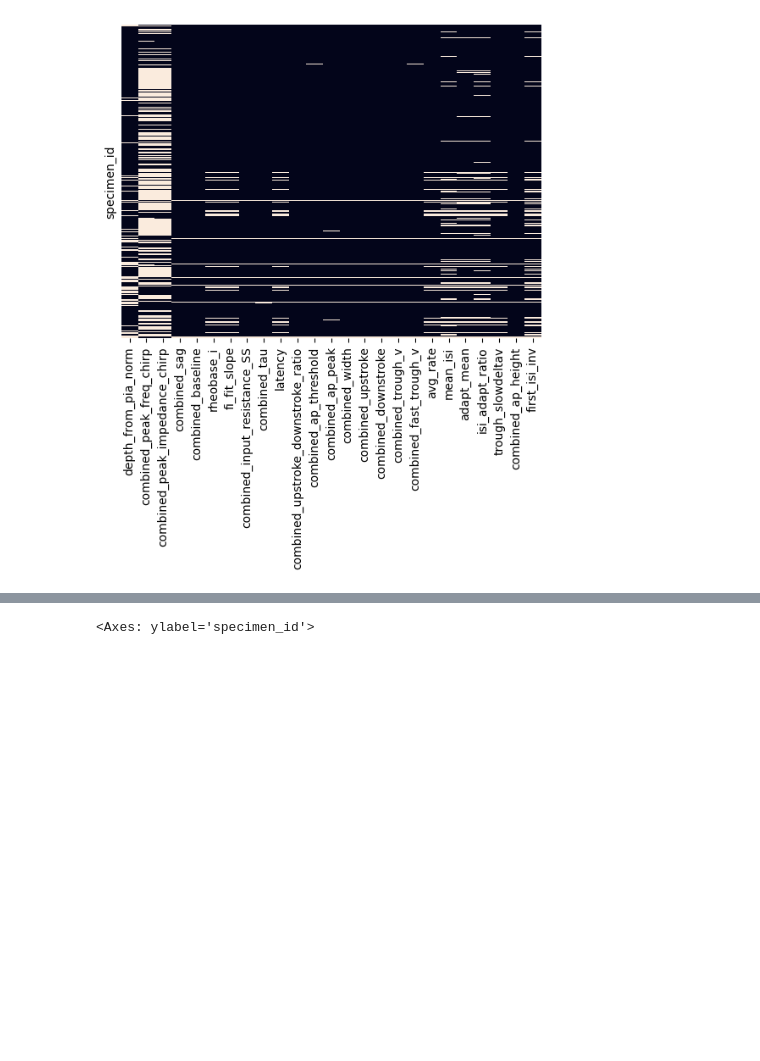
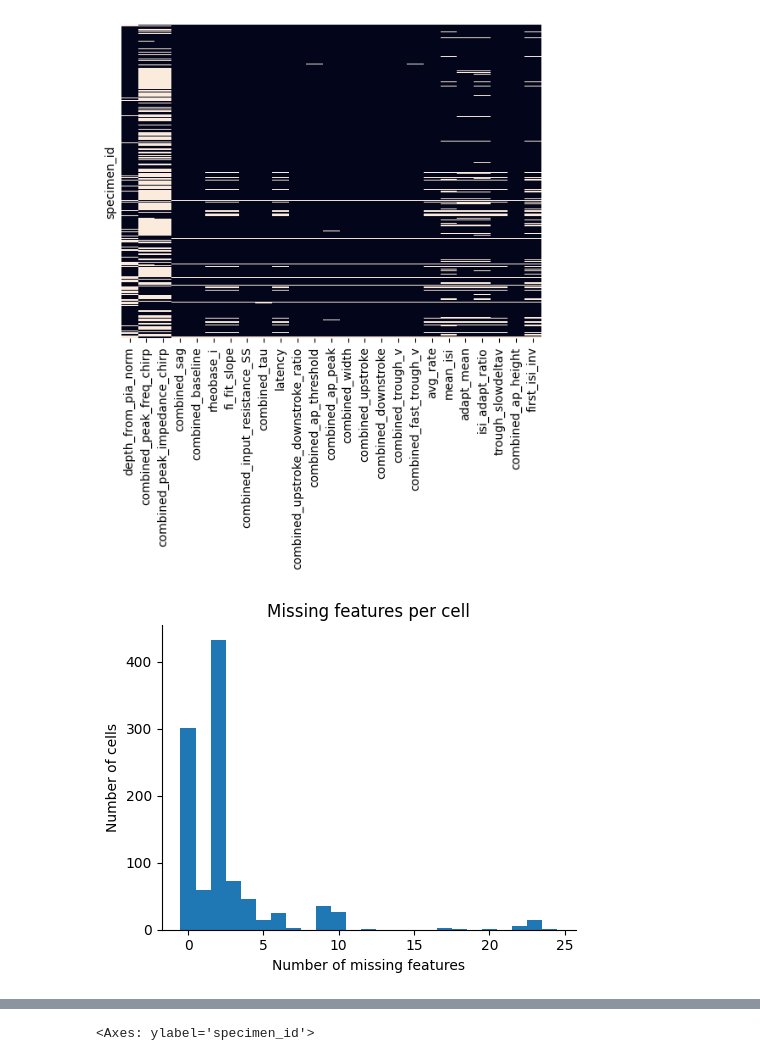
Before and after one commit to AllenInstitute/human_patchseq_excitatory, a Jupyter notebook: code/preprocessing/1_ephys_feature_preprocess.ipynb, the cells around one changed output, grey strips where cells are left out. Saved outputs shown, nothing was run; the diff lists cells and outputs as text; code cells hidden in the pictures; blank space fills up the shorter version.

Commit message:
ephys missing feature plot for reviewer response

```diff
--- a/code/preprocessing/1_ephys_feature_preprocess.ipynb
+++ b/code/preprocessing/1_ephys_feature_preprocess.ipynb
@@ -124,3 +125,22 @@ sns.heatmap(
 # %% [output]
 <Axes: ylabel='specimen_id'>
 [figure]
+# %%
+fig, ax = plt.subplots(figsize=(5, 4))
+
+n_missing = ephys[columns_to_impute].isna().sum(axis=1)
+
+ax.hist(
+    n_missing,
+    bins=np.arange(n_missing.min() - 0.5, n_missing.max() + 1.5, 1)
+)
+
+ax.set_xlabel('Number of missing features')
+ax.set_ylabel('Number of cells')
+ax.grid(False)
+sns.despine()
+plt.title('Missing features per cell')
+plt.tight_layout()
+plt.show()
+# %% [output]
+[figure, added]
```
Also changed, not shown: parts of 2 cells of this notebook.
